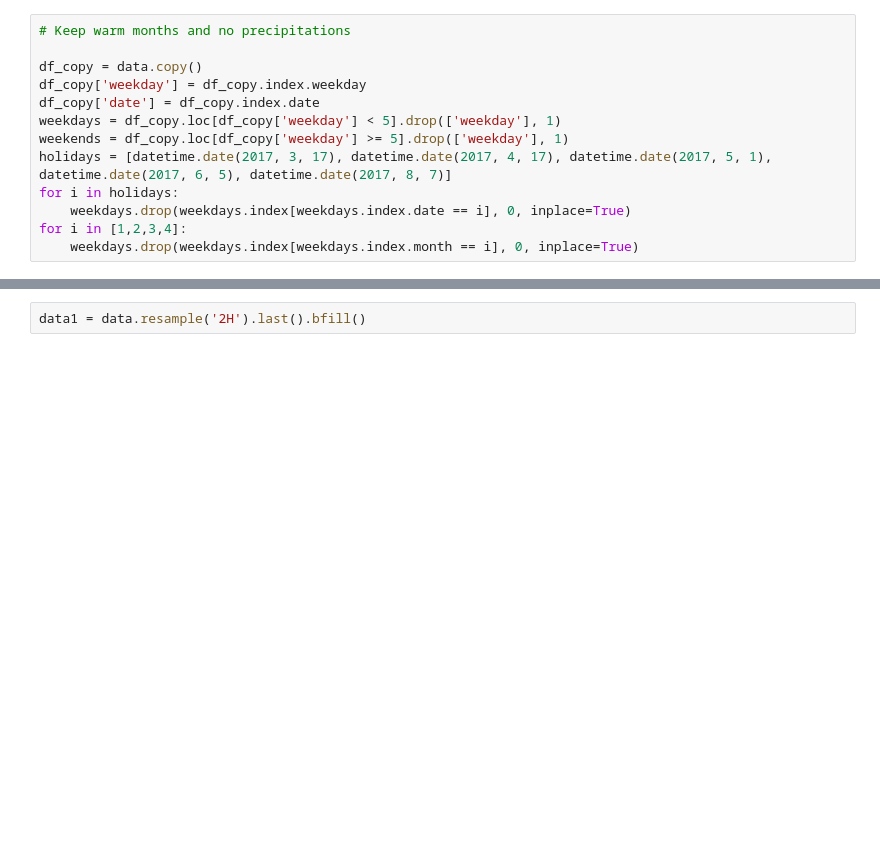
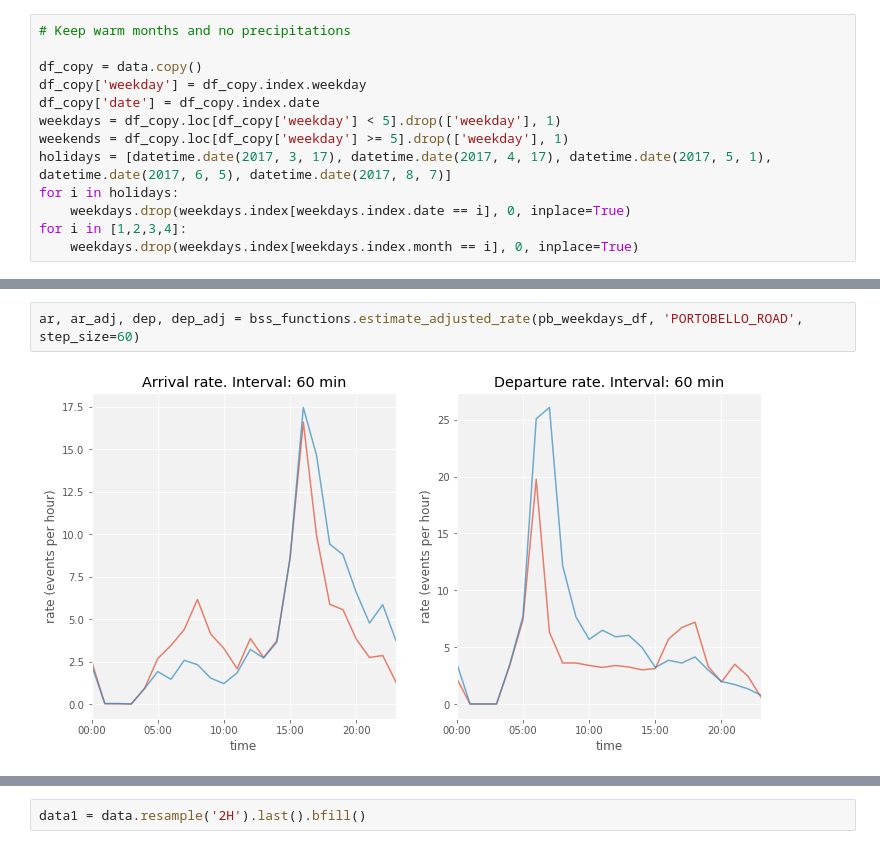
Before and after one commit to msgolovina/bss_project, a Jupyter notebook: working_file.ipynb, the cells around one changed output, grey strips where cells are left out. Drawn from its saved outputs; the diff is of its cells as text; blank space fills up the shorter version.

```diff
--- a/working_file.ipynb
+++ b/working_file.ipynb
@@ -636,0 +396,4 @@ figure.savefig('min60d.png');
+# %%
+ar, ar_adj, dep, dep_adj = bss_functions.estimate_adjusted_rate(pb_weekdays_df, 'PORTOBELLO_ROAD', step_size=60)
+# %% [output]
+[figure, added]
```
Also changed, not shown: parts of 17 cells of this notebook, 2 other files.
